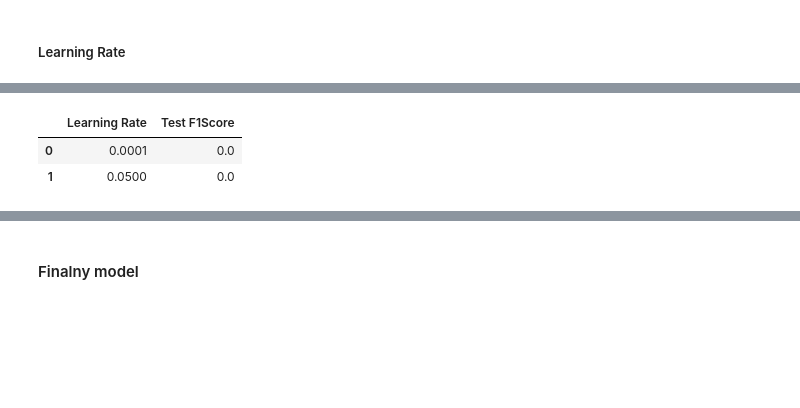
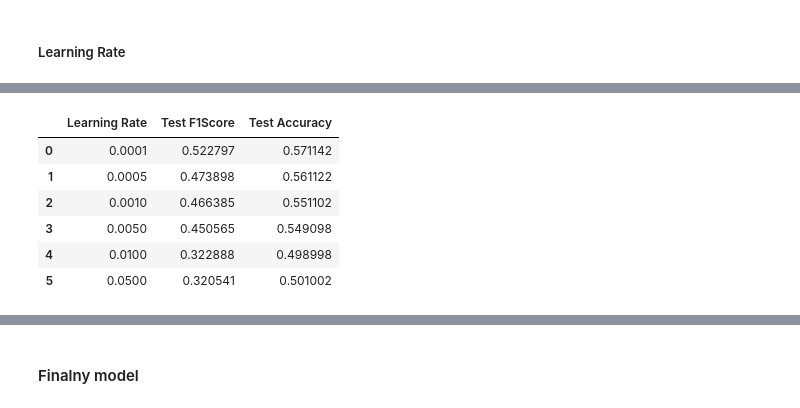
Before and after one commit to mateuszkochanek/reprezentacja-projekt, a Jupyter notebook: Report.ipynb, the cells around one changed output, grey strips where cells are left out. Cells and saved outputs as stored; diff of their text form; code cells hidden in the pictures; blank space fills up the shorter version.

```diff
--- a/Report.ipynb
+++ b/Report.ipynb
@@ -437,7 +439,8 @@ class Classifier(pl.LightningModule):
         self.loss = torch.nn.CrossEntropyLoss()
         self.lr = lr
         self.model = model
-        self.f1score = torchmetrics.classification.BinaryF1Score()
+        self.f1score = torchmetrics.classification.F1Score(type="binary", average="macro", num_classes=2)
+        self.accuracy = torchmetrics.classification.BinaryAccuracy()
 
     def forward(self, x):
         return self.model(x)
@@ -459,6 +462,7 @@ class Classifier(pl.LightningModule):
         metrics = {
             'loss/train': loss,
             "f1score/train": self.f1score(y_pred, y),
+            "accuracy/train": self.accuracy(y_pred, y),
         }
         self.log_dict(metrics, on_step=True, on_epoch=True)
         return loss
@@ -472,6 +476,7 @@ class Classifier(pl.LightningModule):
         metrics = {
             'loss/val': loss,
             "f1score/val": self.f1score(y_pred, y),
+            "accuracy/val": self.accuracy(y_pred, y),
         }
         self.log_dict(metrics, on_step=True, on_epoch=True)
         return loss
@@ -485,6 +490,7 @@ class Classifier(pl.LightningModule):
         metrics = {
             'loss/test': loss,
             "f1score/test": self.f1score(y_pred, y),
+            "accuracy/test": self.accuracy(y_pred, y),
         }
         self.log_dict(metrics, on_step=True, on_epoch=True)
         return loss
@@ -509,7 +515,7 @@ class ModalityMlp(pl.LightningModule):
             self.model.add_module(f"linear_{index}" , nn.Linear(first_size, second_size))
             self.model.add_module(f"relu_{index}", torch.nn.ReLU())
         self.model.add_module("head" , nn.Linear(hidden_sizes[-1], n_classes))
-        self.model.add_module("softmax", nn.Softmax(dim=1))
+        self.model.add_module("softmax", nn.Softmax())
 
     def forward(self, x):
         if self.modality == "img":
@@ -517,7 +523,7 @@ class ModalityMlp(pl.LightningModule):
         elif self.modality == "text":
             return self.model(x["text_emb"])
         else:
-            embedding = torch.cat((x["img_emb"],x["text_emb"]))
+            embedding = torch.cat((x["img_emb"],x["text_emb"]), dim=1)
             return self.model(embedding)
 # %%
 class AutoencoderMlp(pl.LightningModule):
@@ -551,10 +557,10 @@ class AutoencoderMlp(pl.LightningModule):
 lr=0.001
 classifier = Classifier(
     model=ModalityMlp(
-        input_size=IMG_REPREZENTATION_SIZE,
-        hidden_sizes=[1024 * 4, 512 * 4, 256 * 4, 128 * 4],
+        input_size=TEXT_REPREZENTATION_SIZE + IMG_REPREZENTATION_SIZE,
+        hidden_sizes=[1024, 512, 256, 128],
         n_classes=MEME_N_CLASSES,
-        modality="img",
+        modality="both",
         lr=lr,
     ),
     lr=lr,
@@ -593,10 +611,10 @@ metrics = []
 for lr in [1e-4, 5e-4, 1e-3, 5e-3, 1e-2, 5e-2]:
     classifier = Classifier(
         model=ModalityMlp(
-            input_size=IMG_REPREZENTATION_SIZE,
+            input_size=IMG_REPREZENTATION_SIZE + TEXT_REPREZENTATION_SIZE,
             hidden_sizes=[1024, 512, 256, 128],
             n_classes=MEME_N_CLASSES,
-            modality="img",
+            modality="both",
             lr=lr,
         ),
         lr=lr,
@@ -604,15 +622,18 @@ for lr in [1e-4, 5e-4, 1e-3, 5e-3, 1e-2, 5e-2]:
     )
     tb_logger = pl_loggers.TensorBoardLogger(
         save_dir=LOG_DIR,
-        sub_dir="mlp_baseline",
+        sub_dir=f"mlp_baseline__lr={lr}",
     )
     trainer = pl.Trainer(max_epochs=20, accelerator='gpu', devices=1, logger=tb_logger)
     trainer.fit(classifier, meme_datamodule)
-    fscore = trainer.test(datamodule=meme_datamodule, ckpt_path="best")[0]["f1score/test_epoch"]
+    scores = trainer.test(datamodule=meme_datamodule, ckpt_path="best")[0]
+    fscore = scores["f1score/test_epoch"]
+    accuracy = scores["accuracy/test_epoch"]
     metrics.append(
         {
             "Learning Rate": lr,
             "Test F1Score": fscore,
+            "Test Accuracy": accuracy,
         }
     )
 metrics_df = pd.DataFrame(metrics)
@@ -672,6 +754,10 @@ Loaded model weights from checkpoint at ./logs/lightning_logs/version_28/checkpo
 # %%
-metrics_df
+metrics_df.sort_values("Test F1Score", ascending=False)
 # %% [output]
-|  | Learning Rate | Test F1Score |
-| 0 | 0.0001 | 0.0 |
-| 1 | 0.0500 | 0.0 |
+|  | Learning Rate | Test F1Score | Test Accuracy |
+| 0 | 0.0001 | 0.522797 | 0.571142 |
+| 1 | 0.0005 | 0.473898 | 0.561122 |
+| 2 | 0.0010 | 0.466385 | 0.551102 |
+| 3 | 0.0050 | 0.450565 | 0.549098 |
+| 4 | 0.0100 | 0.322888 | 0.498998 |
+| 5 | 0.0500 | 0.320541 | 0.501002 |
```
Also changed, not shown: parts of 26 cells of this notebook.
